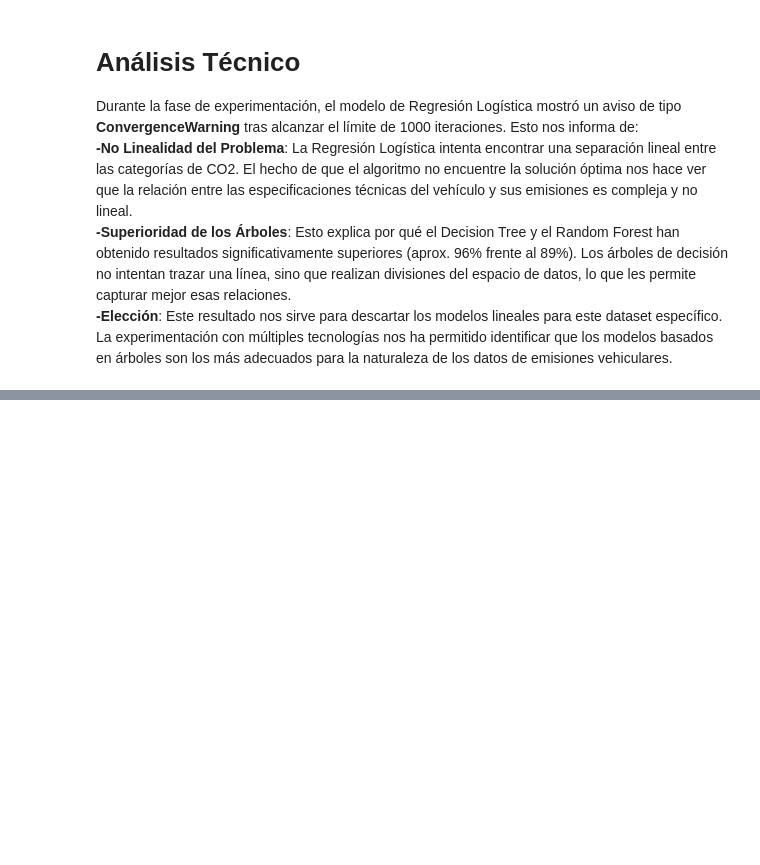
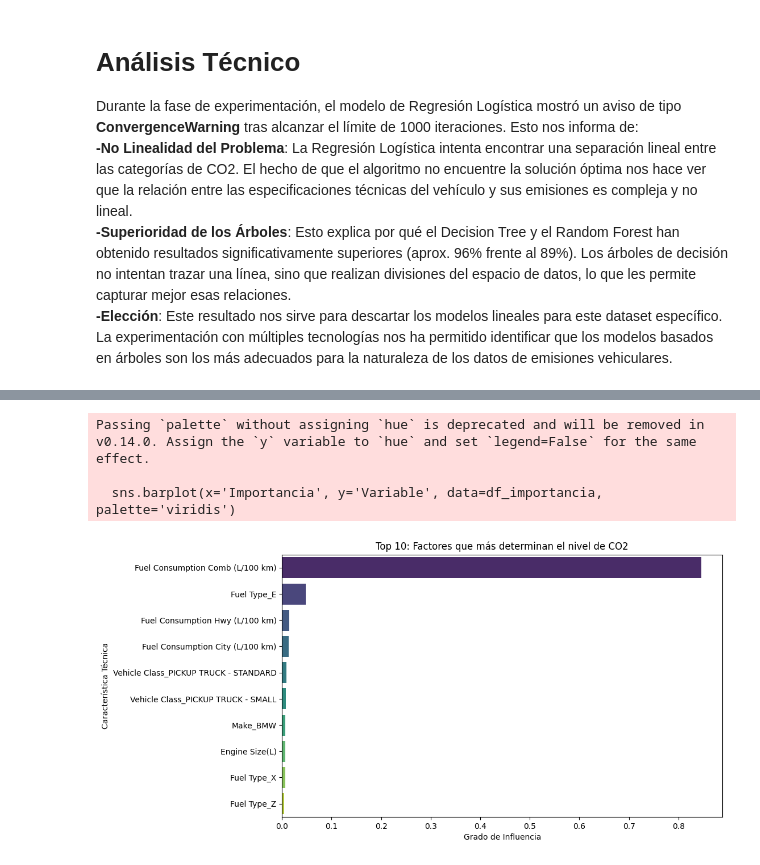
Before and after one commit to Daniem01/Proyecto_SI, a Jupyter notebook: Practica_3.ipynb, the cells around one changed output, grey strips where cells are left out. Cells and saved outputs as stored; diff of their text form; code cells hidden in the pictures; blank space fills up the shorter version.

```diff
--- a/Practica_3.ipynb
+++ b/Practica_3.ipynb
@@ -155,0 +237,21 @@ Durante la fase de experimentación, el modelo de Regresión Logística mostró
+# %%
+# Extraemos la importancia de las variables
+importancias = modelos["Decision Tree"].feature_importances_
+nombres_columnas = x_train_final.columns
+
+# Creamos un DataFrame para visualizar las 10 variables más influyentes
+df_importancia = pd.DataFrame({'Variable': nombres_columnas, 'Importancia': importancias})
+df_importancia = df_importancia.sort_values(by='Importancia', ascending=False).head(10)
+
+# Lo mostramos graficamente
+plt.figure(figsize=(10, 6))
+sns.barplot(x='Importancia', y='Variable', data=df_importancia, palette='viridis')
+plt.title('Top 10: Factores que más determinan el nivel de CO2')
+plt.xlabel('Grado de Influencia')
+plt.ylabel('Característica Técnica')
+plt.show()
+# %% [output]
+Passing `palette` without assigning `hue` is deprecated and will be removed in v0.14.0. Assign the `y` variable to `hue` and set `legend=False` for the same effect.
+
+  sns.barplot(x='Importancia', y='Variable', data=df_importancia, palette='viridis')
+[figure, added]
```
Also changed, not shown: parts of 12 cells of this notebook.
